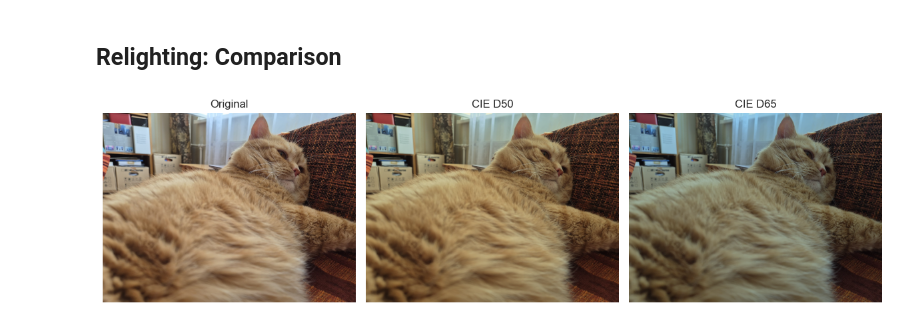
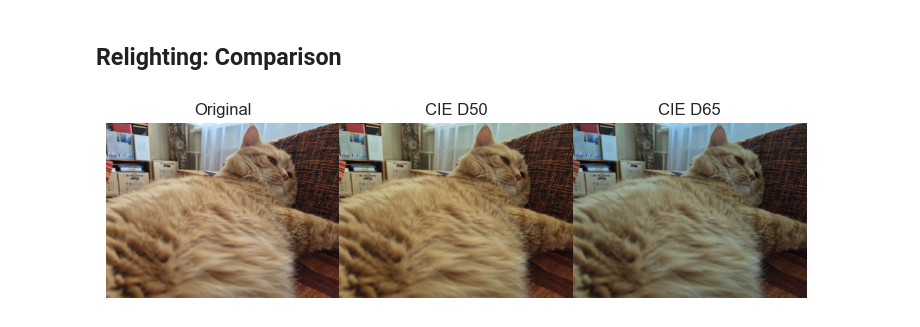
Before and after one commit to daniilsjb/suspectral, a Jupyter notebook: suspectral-notebook/SR_Demonstration.ipynb, the cells around one changed output. Cells and saved outputs as stored; diff of their text form; code cells hidden in the pictures.

```diff
--- a/suspectral-notebook/SR_Demonstration.ipynb
+++ b/suspectral-notebook/SR_Demonstration.ipynb
@@ -227,22 +227,22 @@ plt.show()
 [figure]
 # %% [markdown]
 ## Relighting: Comparison
-# %%
-_, axes = plt.subplots(ncols=3, figsize=(12, 14))
-
-axes[0].set_title('Original')
-axes[0].axis('off')
-axes[0].imshow(image)
-
-axes[1].set_title('CIE D50')
-axes[1].axis('off')
-axes[1].imshow(d50_image)
-
-axes[2].set_title('CIE D65')
-axes[2].axis('off')
-axes[2].imshow(d65_image)
-
-plt.tight_layout()
-plt.show()
-# %% [output]
-[figure, removed]
+# %%
+fig, axes = plt.subplots(1, 3, figsize=(7, 5), gridspec_kw={'wspace': 0})
+fig.subplots_adjust(left=0, right=1, top=1, bottom=0)
+
+axes[0].axis('off')
+axes[0].set_title('Original')
+axes[0].imshow(image)
+
+axes[1].axis('off')
+axes[1].set_title('CIE D50')
+axes[1].imshow(d50_image)
+
+axes[2].axis('off')
+axes[2].set_title('CIE D65')
+axes[2].imshow(d65_image)
+
+plt.show()
+# %% [output]
+[figure, added]
```
Also changed, not shown: parts of 1 cell of this notebook, 29 other files.
